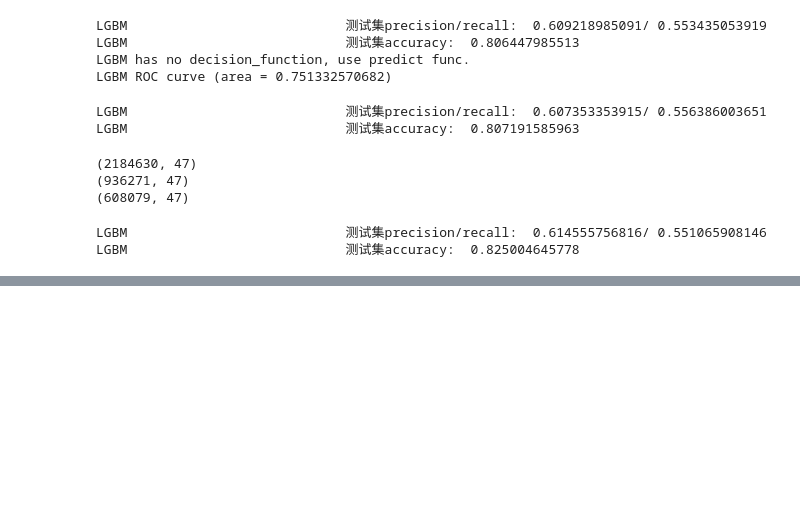
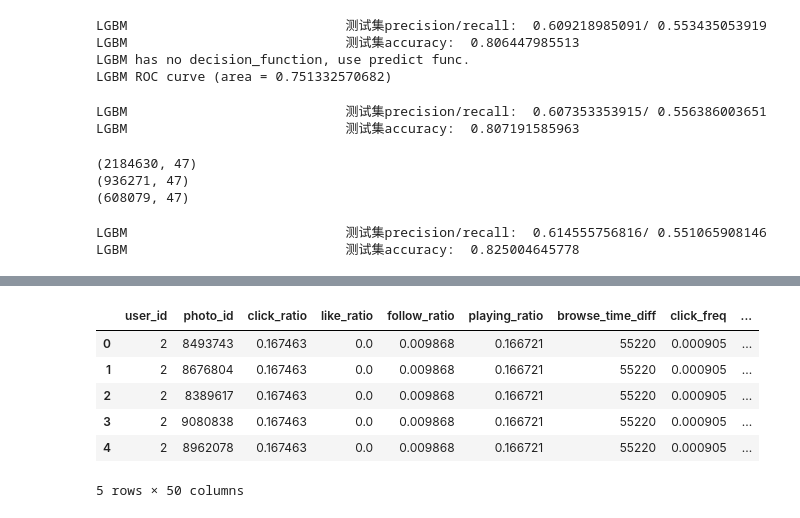
Before and after one commit to kitianFresh/kuaishou, a Jupyter notebook: models/train_test_val_distribution.ipynb, the cells around one changed output, grey strips where cells are left out. Saved outputs shown, nothing was run; the diff lists cells and outputs as text; code cells hidden in the pictures; blank space fills up the shorter version.

```diff
--- a/models/train_test_val_distribution.ipynb
+++ b/models/train_test_val_distribution.ipynb
@@ -673,0 +694,39 @@ print("{:31} 测试集accuracy: {:15}".format(model_name, accuracy))
+# %%
+USE_SAMPLE = True
+
+model_name = 'lr-cate'
+fmt = 'csv'
+version = '999'
+desc = '测试'
+
+feature_store_path = '../sample/features' if USE_SAMPLE else '../data/features'
+model_store_path = './sample/' if USE_SAMPLE else './data'
+
+col_feature_store_path = '../sample/features/columns' if USE_SAMPLE else '../data/features/columns'
+
+
+cont_features_to_train = ['click_ratio', 'like_ratio', 'follow_ratio', 'playing_ratio', 'browse_time_diff', 'click_freq', 'browse_freq',
+             'playing_freq', 'man_favor', 'woman_favor', 'man_cv_favor', 'woman_cv_favor', 'man_age_favor',
+             'woman_age_favor', 'man_yen_value_favor', 'woman_yen_value_favor', 'face_click_favor',
+             'non_face_click_favor', 'cover_length_favor',  'man_scale', 'woman_scale', 'human_scale', 'man_avg_age',
+            'woman_avg_age', 'human_avg_age', 'man_avg_attr', 'woman_avg_attr', 'human_avg_attr', 'avg_tfidf',
+            'period_click_ratio', 'woman_num_ratio', 'man_num_ratio']
+cate_features_to_train = ['time_cate', 'duration_time_cate', 'browse_num_cate', 'click_num_cate', 'like_num_cate',
+                          'follow_num_cate', 'playing_sum_cate', 'duration_sum_cate','exposure_num_cate', 'face_num_cate',
+                          'man_num_cate', 'woman_num_cate', 'cover_length_cate', 'key_words_num_cate', 'have_face_cate', 'have_text_cate']
+features_to_train = cont_features_to_train + cate_features_to_train
+
+model = Classifier(clf=None, dir=model_store_path,
+                   name=model_name, version=version,
+                   description=desc, features_to_train=features_to_train)
+
+fm_trainer = FeatureMerger(col_feature_store_path, features_to_train + y_label, fmt=fmt, data_type='train',
+                           pool_type='process', num_workers=8)
+fm_tester = FeatureMerger(col_feature_store_path, features_to_train, fmt=fmt, data_type='test', pool_type='process',
+                          num_workers=8)
+ensemble_train = fm_trainer.merge()
+ensemble_test = fm_tester.merge()
+
+
+print(ensemble_train.info())
+print(ensemble_test.info())
@@ -673,0 +768,10 @@ print("{:31} 测试集accuracy: {:15}".format(model_name, accuracy))
+# %%
+ensemble_test.head()
+# %% [output]
+|  | user_id | photo_id | click_ratio | like_ratio | follow_ratio | playing_ratio | browse_time_diff | click_freq | ... |
+| 0 | 2 | 8493743 | 0.167463 | 0.0 | 0.009868 | 0.166721 | 55220 | 0.000905 | ... |
+| 1 | 2 | 8676804 | 0.167463 | 0.0 | 0.009868 | 0.166721 | 55220 | 0.000905 | ... |
+| 2 | 2 | 8389617 | 0.167463 | 0.0 | 0.009868 | 0.166721 | 55220 | 0.000905 | ... |
+| 3 | 2 | 9080838 | 0.167463 | 0.0 | 0.009868 | 0.166721 | 55220 | 0.000905 | ... |
+| 4 | 2 | 8962078 | 0.167463 | 0.0 | 0.009868 | 0.166721 | 55220 | 0.000905 | ... |
+5 rows × 50 columns
```
Also changed, not shown: parts of 9 cells of this notebook, 7 other files.
